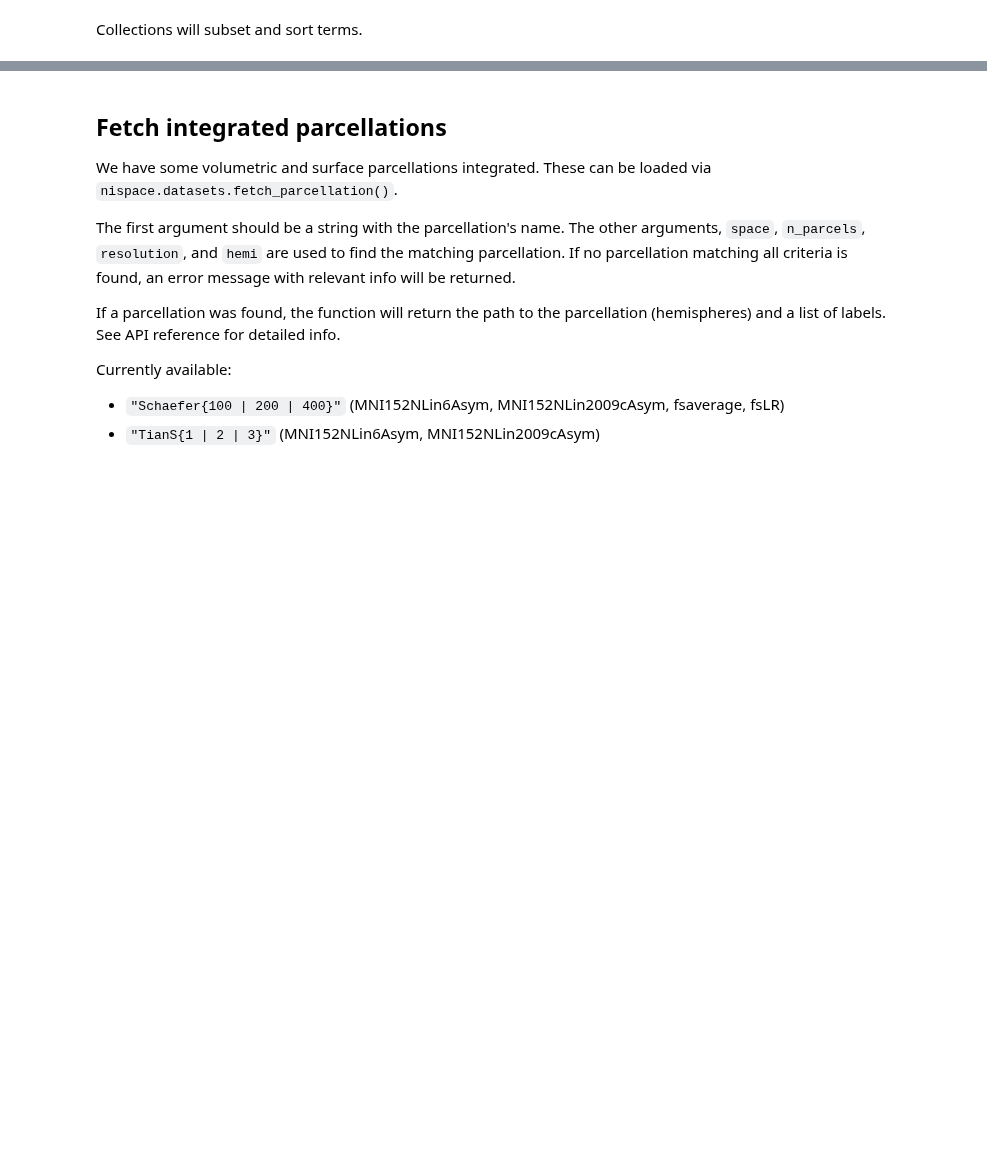
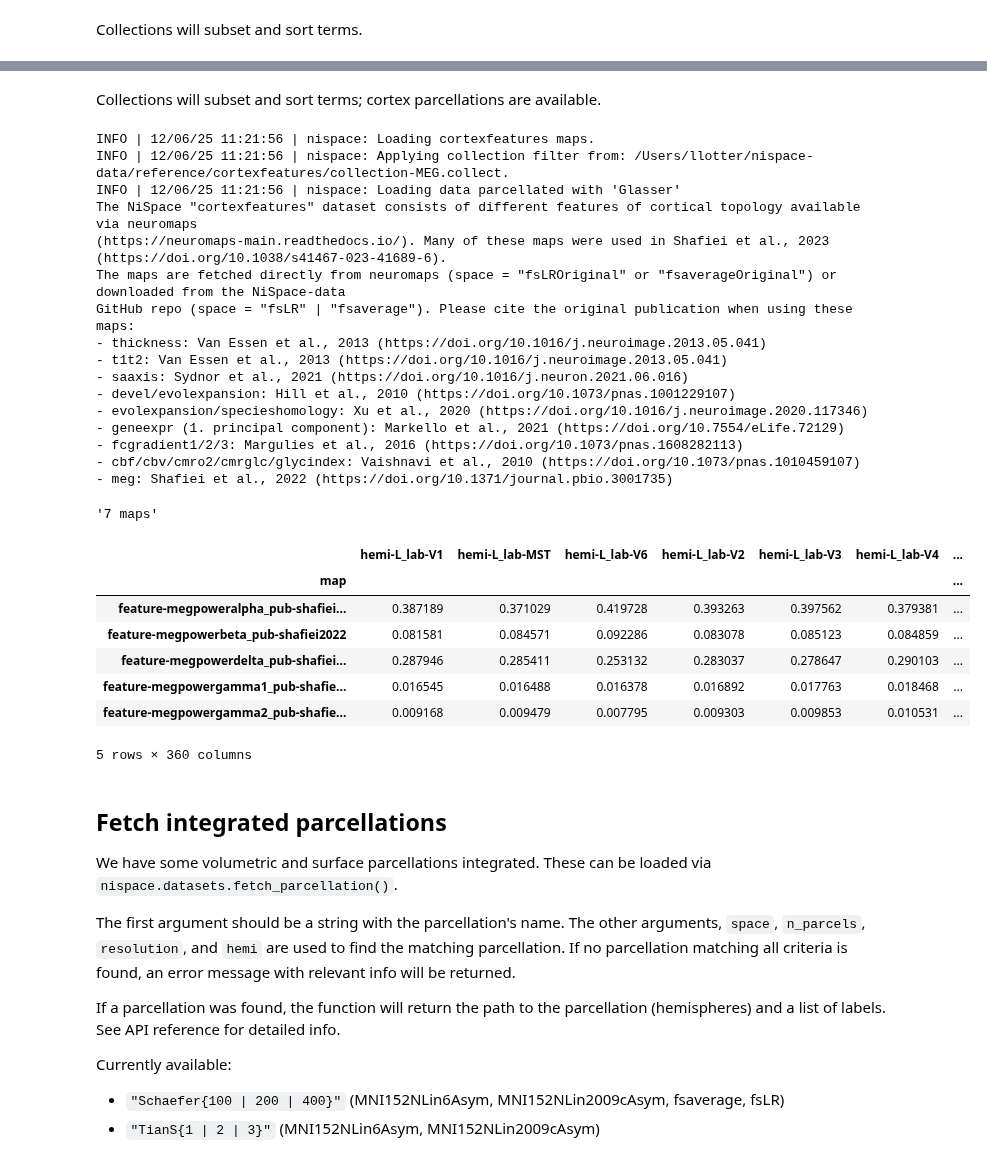
Before and after one commit to LeonDLotter/NiSpace, a Jupyter notebook: docs/nb_introduction/fetching_datasets.ipynb, the cells around one changed output, grey strips where cells are left out. Drawn from its saved outputs; the diff is of its cells as text; code cells hidden in the pictures; blank space fills up the shorter version.

Commit message:
add cortexfeatures dataset fix bugs ass. to one-hemisphere maps update notebooks

```diff
--- a/docs/nb_introduction/fetching_datasets.ipynb
+++ b/docs/nb_introduction/fetching_datasets.ipynb
@@ -389,3 +428,40 @@ The resulting "z_desc-association" maps were parcellated and are available only
+# %% [markdown]
+Collections will subset and sort terms; cortex parcellations are available.
+# %%
+# Get Shafiei et al. MEG Power maps in
+cortexfeatures_maps = fetch_reference(
+    "cortexfeatures",
+    space="fsLR",
+    collection="MEG",
+    parcellation="HCPMMP1"
+)
+display(f"{cortexfeatures_maps.shape[0]} maps", cortexfeatures_maps.head(5))
+# %% [output]
+INFO | 12/06/25 11:21:56 | nispace: Loading cortexfeatures maps.
+INFO | 12/06/25 11:21:56 | nispace: Applying collection filter from: /Users/llotter/nispace-data/reference/cortexfeatures/collection-MEG.collect.
+INFO | 12/06/25 11:21:56 | nispace: Loading data parcellated with 'Glasser'
+The NiSpace "cortexfeatures" dataset consists of different features of cortical topology available via neuromaps
+(https://neuromaps-main.readthedocs.io/). Many of these maps were used in Shafiei et al., 2023 (https://doi.org/10.1038/s41467-023-41689-6).
+The maps are fetched directly from neuromaps (space = "fsLROriginal" or "fsaverageOriginal") or downloaded from the NiSpace-data
+GitHub repo (space = "fsLR" | "fsaverage"). Please cite the original publication when using these maps:
+- thickness: Van Essen et al., 2013 (https://doi.org/10.1016/j.neuroimage.2013.05.041)
+- t1t2: Van Essen et al., 2013 (https://doi.org/10.1016/j.neuroimage.2013.05.041)
+- saaxis: Sydnor et al., 2021 (https://doi.org/10.1016/j.neuron.2021.06.016)
+- devel/evolexpansion: Hill et al., 2010 (https://doi.org/10.1073/pnas.1001229107)
+- evolexpansion/specieshomology: Xu et al., 2020 (https://doi.org/10.1016/j.neuroimage.2020.117346)
+- geneexpr (1. principal component): Markello et al., 2021 (https://doi.org/10.7554/eLife.72129)
+- fcgradient1/2/3: Margulies et al., 2016 (https://doi.org/10.1073/pnas.1608282113)
+- cbf/cbv/cmro2/cmrglc/glycindex: Vaishnavi et al., 2010 (https://doi.org/10.1073/pnas.1010459107)
+- meg: Shafiei et al., 2022 (https://doi.org/10.1371/journal.pbio.3001735)
+'7 maps'
+|  | hemi-L_lab-V1 | hemi-L_lab-MST | hemi-L_lab-V6 | hemi-L_lab-V2 | hemi-L_lab-V3 | hemi-L_lab-V4 | ... |
+| map |  |  |  |  |  |  | ... |
+| feature-megpoweralpha_pub-shafiei... | 0.387189 | 0.371029 | 0.419728 | 0.393263 | 0.397562 | 0.379381 | ... |
+| feature-megpowerbeta_pub-shafiei2022 | 0.081581 | 0.084571 | 0.092286 | 0.083078 | 0.085123 | 0.084859 | ... |
+| feature-megpowerdelta_pub-shafiei... | 0.287946 | 0.285411 | 0.253132 | 0.283037 | 0.278647 | 0.290103 | ... |
+| feature-megpowergamma1_pub-shafie... | 0.016545 | 0.016488 | 0.016378 | 0.016892 | 0.017763 | 0.018468 | ... |
+| feature-megpowergamma2_pub-shafie... | 0.009168 | 0.009479 | 0.007795 | 0.009303 | 0.009853 | 0.010531 | ... |
+5 rows × 360 columns
 # %% [markdown]
 ## Fetch integrated parcellations
 
```
Also changed, not shown: parts of 15 cells of this notebook, 18 other files.
